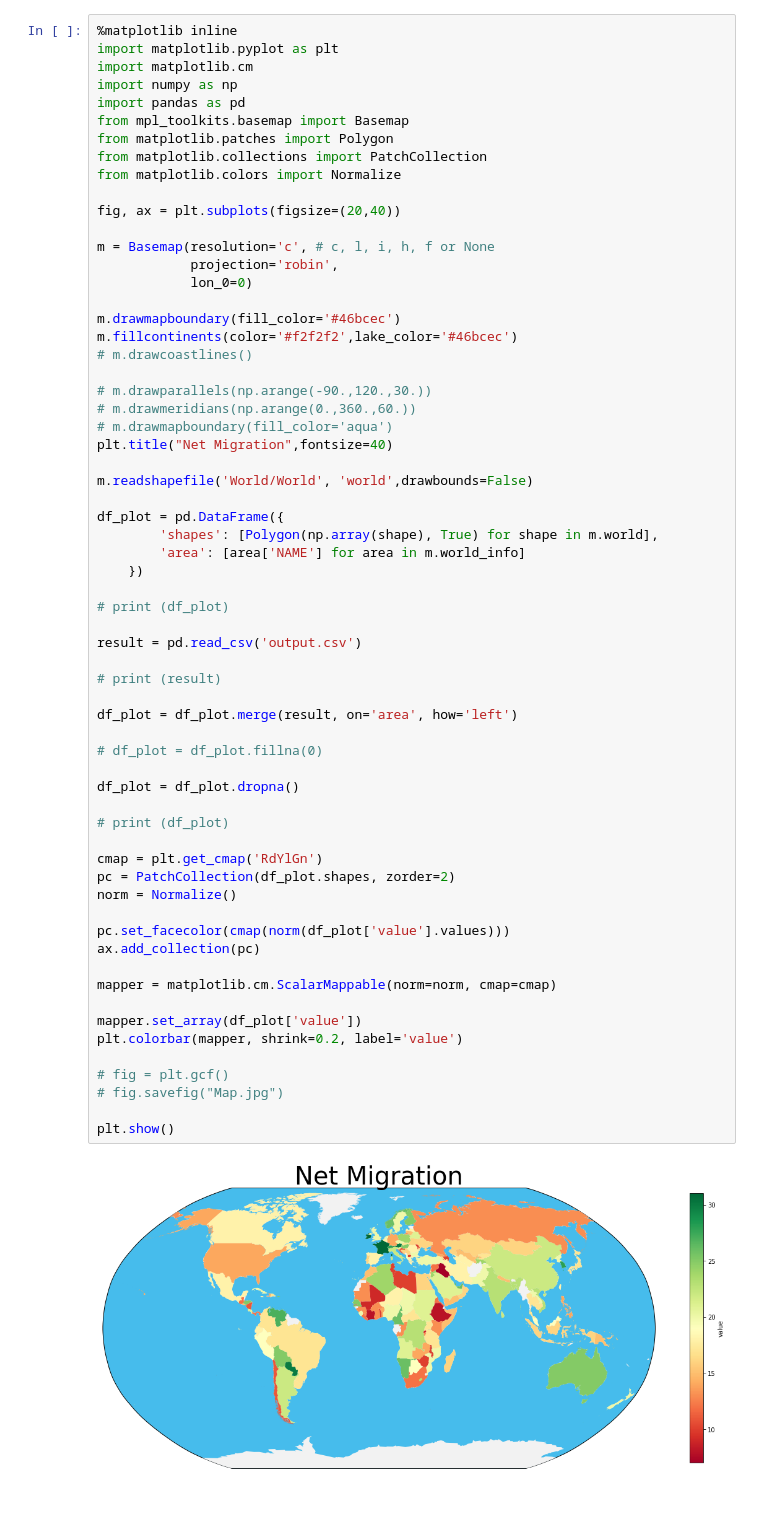
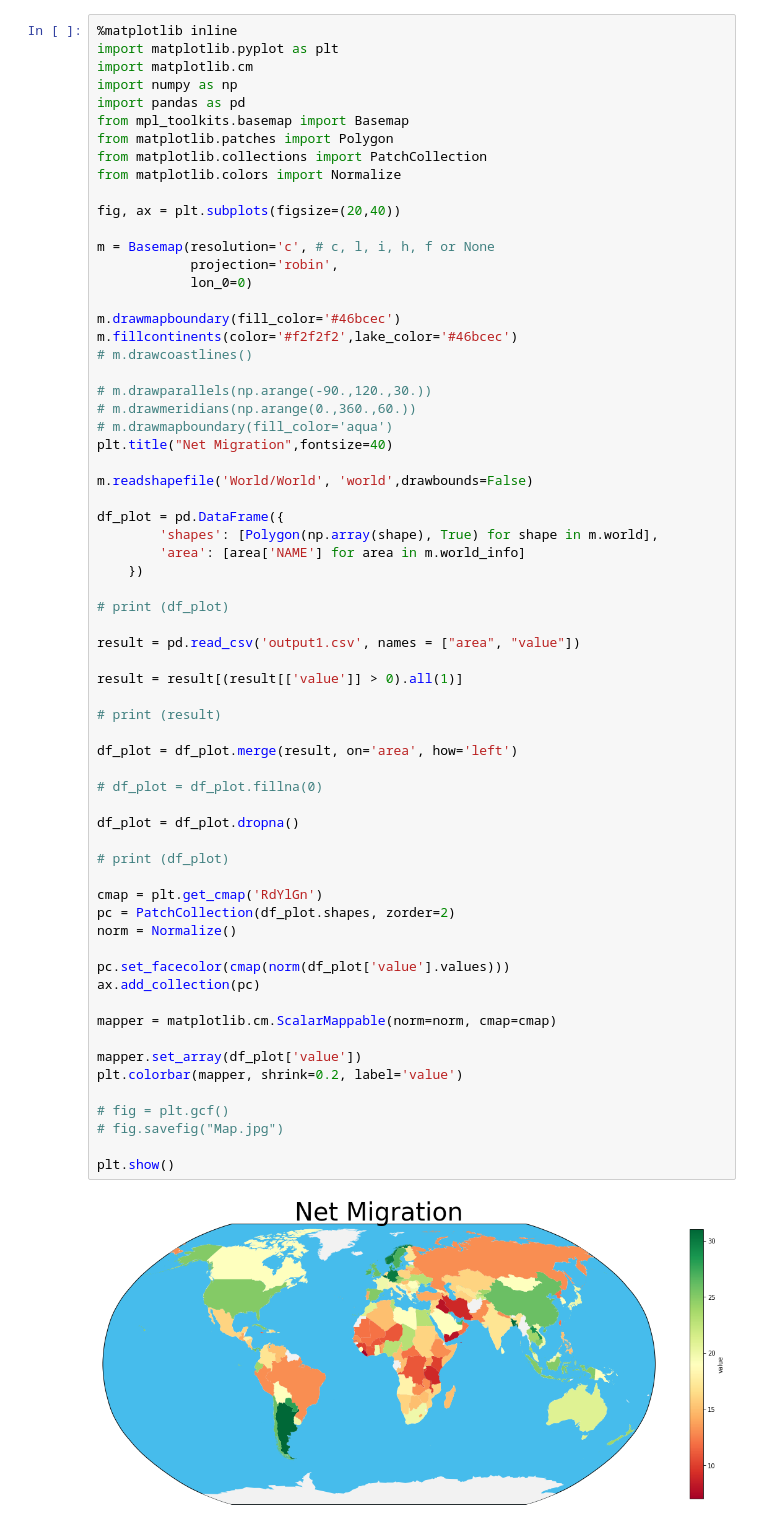
Before and after one commit to crcresearch/GOS, a Jupyter notebook: World.ipynb, the cells around one changed output. Saved outputs shown, nothing was run; the diff lists cells and outputs as text.

```diff
--- a/World.ipynb
+++ b/World.ipynb
@@ -33,33 +33,35 @@ df_plot = pd.DataFrame({
 
 # print (df_plot)
 
-result = pd.read_csv('output.csv')
+result = pd.read_csv('output1.csv', names = ["area", "value"])
+
+result = result[(result[['value']] > 0).all(1)]
 
 # print (result)
 
 df_plot = df_plot.merge(result, on='area', how='left')
 
 # df_plot = df_plot.fillna(0)
 
 df_plot = df_plot.dropna()
 
 # print (df_plot)
 
 cmap = plt.get_cmap('RdYlGn')
 pc = PatchCollection(df_plot.shapes, zorder=2)
 norm = Normalize()
 
 pc.set_facecolor(cmap(norm(df_plot['value'].values)))
 ax.add_collection(pc)
 
 mapper = matplotlib.cm.ScalarMappable(norm=norm, cmap=cmap)
 
 mapper.set_array(df_plot['value'])
 plt.colorbar(mapper, shrink=0.2, label='value')
 
 # fig = plt.gcf()
 # fig.savefig("Map.jpg")
 
 plt.show()
 # %% [output]
-[figure, old version]
+[figure, new version]
```
Also changed, not shown: 1 other file.
